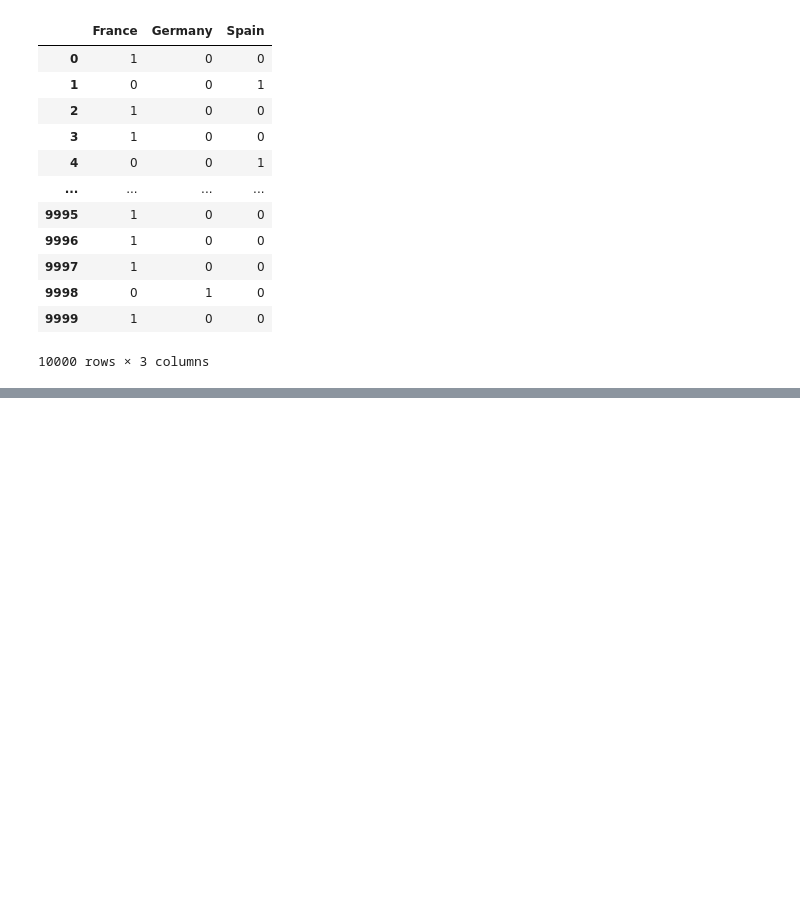
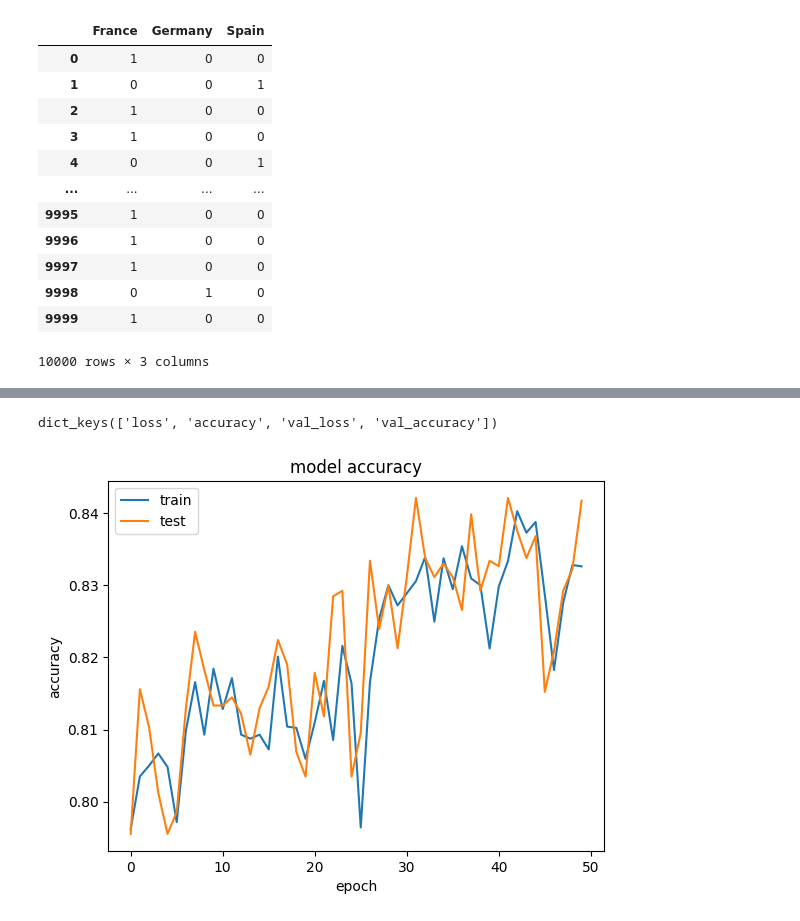
Before and after one commit to prakashpawar4u/IITRML, a Jupyter notebook: ANN_implementation.ipynb, the cells around one changed output, grey strips where cells are left out. Drawn from its saved outputs; the diff is of its cells as text; code cells hidden in the pictures; blank space fills up the shorter version.

```diff
--- a/ANN_implementation.ipynb
+++ b/ANN_implementation.ipynb
@@ -126,0 +184,22 @@ X_test.head(20)
+# %%
+import tensorflow
+opt = tensorflow.keras.optimizers.Adam(learning_rate=0.01)
+# %%
+classifier.compile(optimizer=opt,loss='binary_crossentropy',metrics=['accuracy'])
+# %%
+#Early Stopping
+import tensorflow as tf
+
+early_stopping = tf.keras.callbacks.EarlyStopping(
+    monitor='val_loss',
+    min_delta=0,
+    patience=0,
+    verbose=0,
+    mode='auto',
+    baseline=None,
+    restore_best_weights=False,
+    start_from_epoch=0
+)
+# %%
+model_history=classifier.fit(X_train,y_train,validation_split=0.33,batch_size=10,callbacks=early_stopping)
+#model_history=classifier.fit(X_train,y_train,validation_split=0.33,batch_size=10,epochs=50)
@@ -126,0 +208,16 @@ X_test.head(20)
+# %%
+# list all data in history
+print(model_history.history.keys())
+# %% [output]
+dict_keys(['loss', 'accuracy', 'val_loss', 'val_accuracy'])
+# %%
+# summarize history for accuracy
+plt.plot(model_history.history['accuracy'])
+plt.plot(model_history.history['val_accuracy'])
+plt.title('model accuracy')
+plt.ylabel('accuracy')
+plt.xlabel('epoch')
+plt.legend(['train', 'test'], loc='upper left')
+plt.show()
+# %% [output]
+[figure, added]
```
Also changed, not shown: parts of 17 cells of this notebook.
